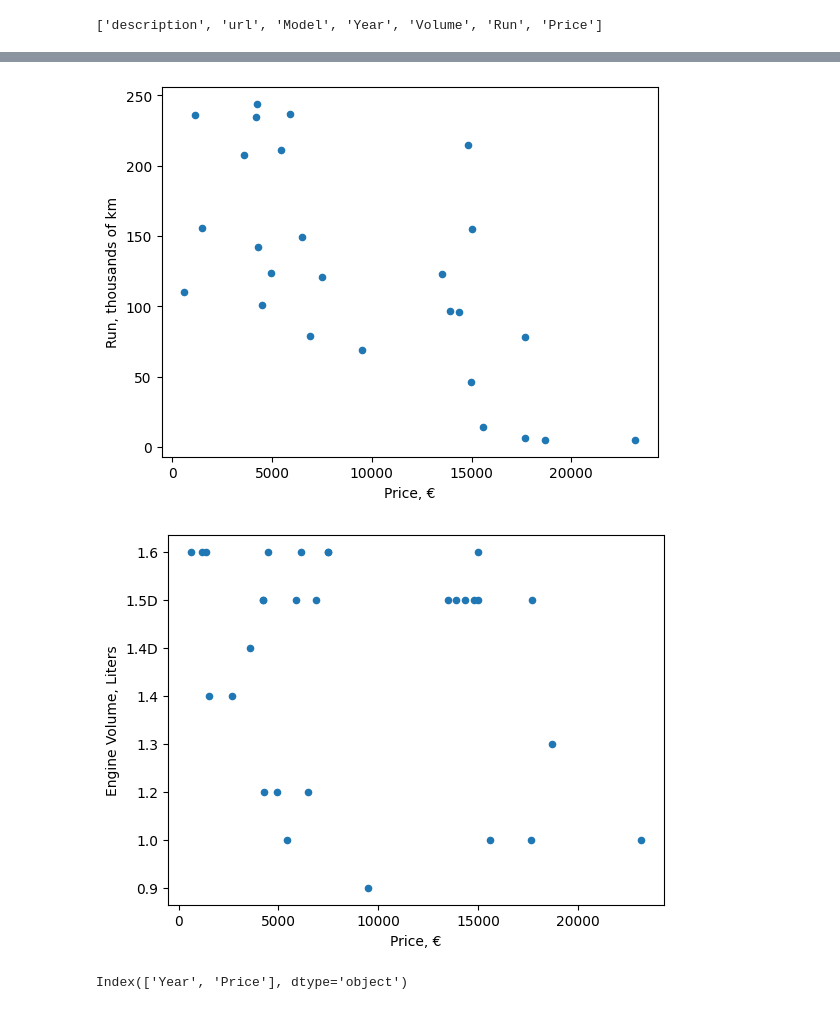
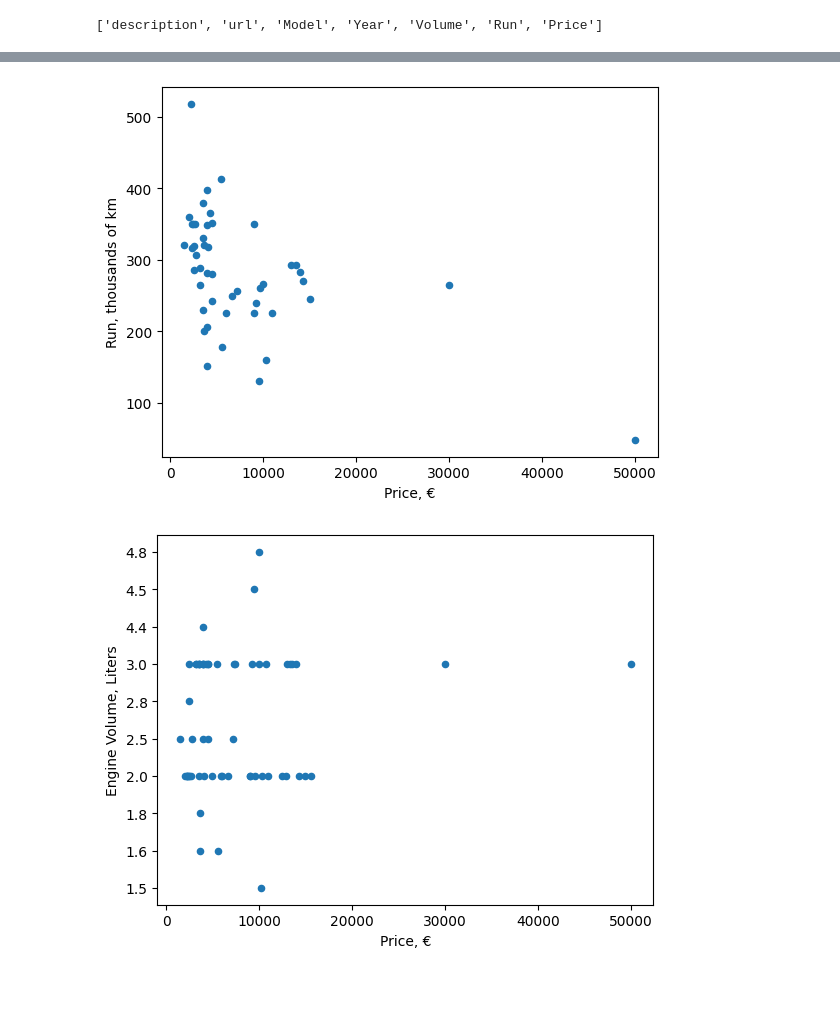
Before and after one commit to uktukt/SGT, a Jupyter notebook: sgt_20221020_beautifulsoup_hw_bmw.ipynb, the cells around one changed output, grey strips where cells are left out. Cells and saved outputs as stored; diff of their text form; code cells hidden in the pictures.

```diff
--- a/sgt_20221020_beautifulsoup_hw_bmw.ipynb
+++ b/sgt_20221020_beautifulsoup_hw_bmw.ipynb
@@ -118,12 +117,11 @@ idf.to_csv("cars_dacia_20221023.csv")
 # %%
-dacia_df = pd.read_csv(r"C:\Users\dovil\Desktop\she goes tech\SGT\cars_dacia_20221023.csv")
-dacia_df_ed = dacia_df.copy
+bmw_df = pd.read_csv(r"C:\Users\dovil\Desktop\she goes tech\SGT\cars_bmw_20221023.csv")
 # %%
-dacia_df['Price'] = dacia_df['Price'].str.replace("€","")
-dacia_df['Price'] = dacia_df['Price'].str.replace(",","")
-dacia_df.Price.head()
-dacia_df['Price'] = pd.to_numeric(dacia_df['Price'], errors='coerce')
+bmw_df['Price'] = bmw_df['Price'].str.replace("€","")
+bmw_df['Price'] = bmw_df['Price'].str.replace(",","")
+bmw_df.Price.head()
+bmw_df['Price'] = pd.to_numeric(bmw_df['Price'], errors='coerce')
 
 pd.options.display.float_format = '{:,.2f}'.format
-dacia_df['Price'].describe()
+bmw_df['Price'].describe()
 # %% [output]
@@ -157,5 +179,5 @@ dacia_df.groupby(['Year']).describe()['Price']
 # %%
-dacia_df['Run'] = dacia_df['Run'].str.replace("thd.","")
-dacia_df['Run'] = pd.to_numeric(dacia_df['Run'], errors='coerce')
-dacia_df.groupby(['Year']).describe()['Run']
+bmw_df['Run'] = bmw_df['Run'].str.replace("thd.","")
+bmw_df['Run'] = pd.to_numeric(bmw_df['Run'], errors='coerce')
+bmw_df.groupby(['Year']).describe()['Run']
 # %% [output]
@@ -186,23 +194,22 @@ plt.show()
 # %%
-dacia_df_run = dacia_df.sort_values(['Run'], ascending=[True])
-dacia_df_run = pd.DataFrame(dacia_df_run,columns=['Run','Price'])
-dacia_df_run.plot(x ='Price', y='Run', kind = 'scatter')
+bmw_df_run = bmw_df.sort_values(['Run'], ascending=[True])
+bmw_df_run = pd.DataFrame(bmw_df_run,columns=['Run','Price'])
+bmw_df_run.plot(x ='Price', y='Run', kind = 'scatter')
 plt.ylabel('Run, thousands of km')
 plt.xlabel('Price, \u20ac')
 plt.show()
 # %% [output]
-[figure, old version]
+[figure, new version]
 # %%
-dacia_df_volume = dacia_df.sort_values(['Volume'], ascending=[True])
-df = pd.DataFrame(dacia_df_volume,columns=['Volume','Price'])
-df.plot(x ='Price', y='Volume', kind = 'scatter')
+bmw_df['Volume'] = bmw_df['Volume'].str.replace("D","")
+bmw_df['Volume'] = bmw_df['Volume'].str.replace("B","")
+bmw_df['Volume'] = bmw_df['Volume'].str.replace("H","")
+bmw_df_volume = bmw_df.sort_values(['Volume'], ascending=[True])
+bmw_df_volume = pd.DataFrame(bmw_df_volume,columns=['Volume','Price'])
+bmw_df_volume.plot(x ='Price', y='Volume', kind = 'scatter')
 plt.xlabel('Price, \u20ac')
 plt.ylabel('Engine Volume, Liters')
 plt.show()
 # %% [output]
-[figure, old version]
+[figure, new version]
-# %%
-dacia_df_price.columns
-# %% [output]
-Index(['Year', 'Price'], dtype='object')
 # %%
```
Also changed, not shown: parts of 12 cells of this notebook.
